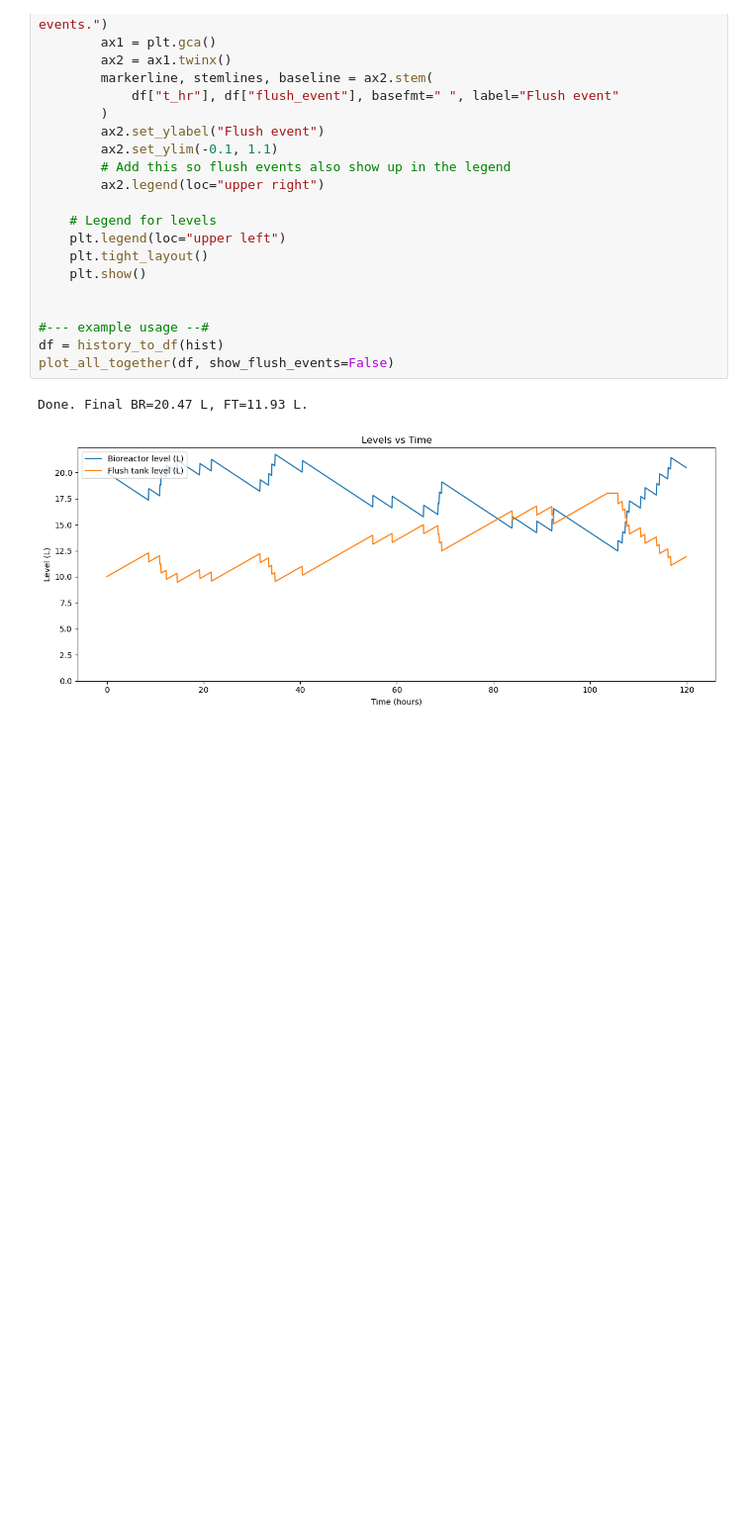
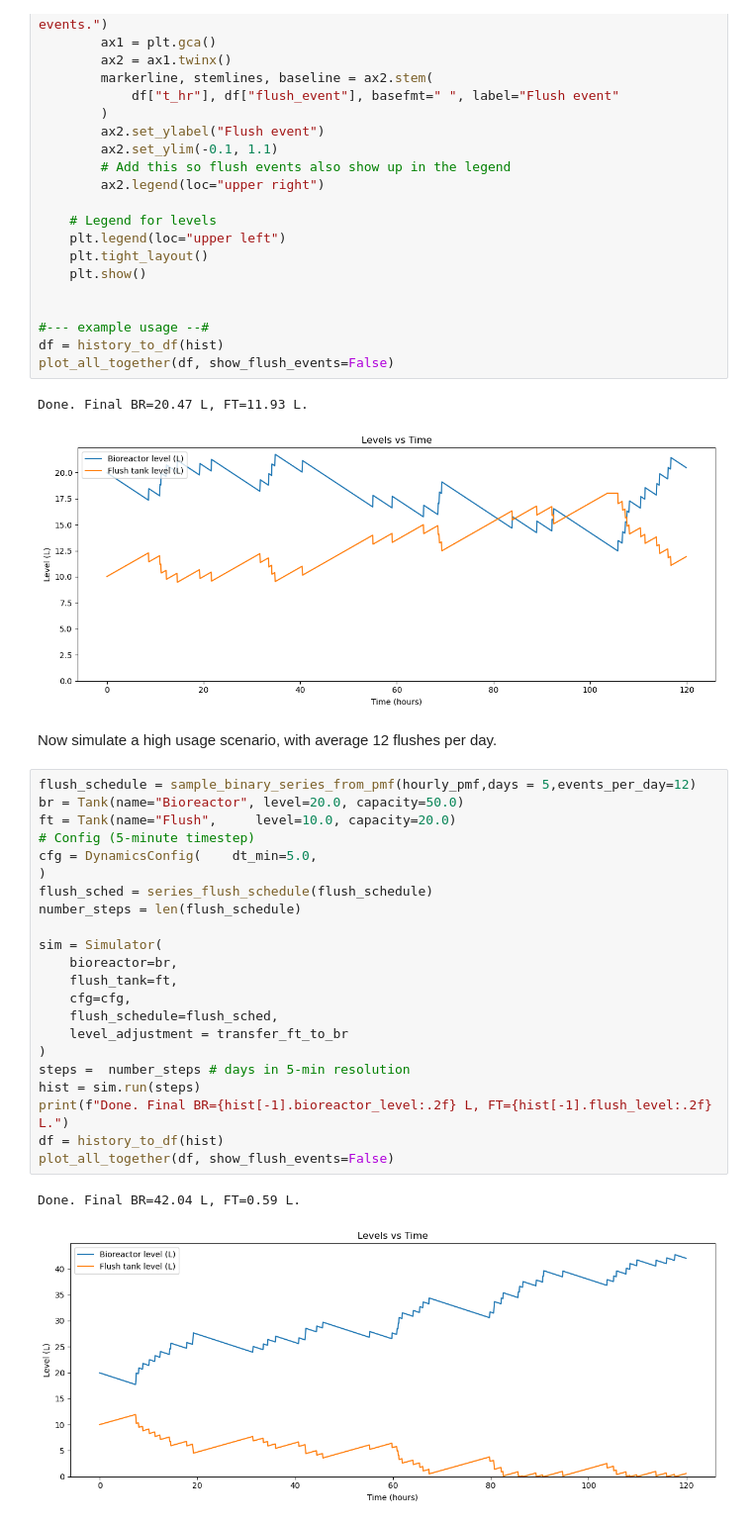
Before and after one commit to rubyatfoss/FossToilets, a Jupyter notebook: FossToilet_2p.ipynb, the cells around one changed output. Shown at 99% size. Cells and saved outputs as stored; diff of their text form; blank space fills up the shorter version.

```diff
--- a/FossToilet_2p.ipynb
+++ b/FossToilet_2p.ipynb
@@ -370,3 +370,30 @@ plot_all_together(df, show_flush_events=False)
 # %% [output]
 Done. Final BR=20.47 L, FT=11.93 L.
 [figure]
+# %% [markdown]
+Now simulate a high usage scenario, with average 12 flushes per day.
+# %%
+flush_schedule = sample_binary_series_from_pmf(hourly_pmf,days = 5,events_per_day=12)
+br = Tank(name="Bioreactor", level=20.0, capacity=50.0)
+ft = Tank(name="Flush",     level=10.0, capacity=20.0)
+# Config (5-minute timestep)
+cfg = DynamicsConfig(    dt_min=5.0,
+)
+flush_sched = series_flush_schedule(flush_schedule)
+number_steps = len(flush_schedule)
+
+sim = Simulator(
+    bioreactor=br,
+    flush_tank=ft,
+    cfg=cfg,
+    flush_schedule=flush_sched,
+    level_adjustment = transfer_ft_to_br
+)
+steps =  number_steps # days in 5-min resolution
+hist = sim.run(steps)
+print(f"Done. Final BR={hist[-1].bioreactor_level:.2f} L, FT={hist[-1].flush_level:.2f} L.")
+df = history_to_df(hist)
+plot_all_together(df, show_flush_events=False)
+# %% [output]
+Done. Final BR=42.04 L, FT=0.59 L.
+[figure, added]
```
Also changed, not shown: parts of 2 cells of this notebook.
